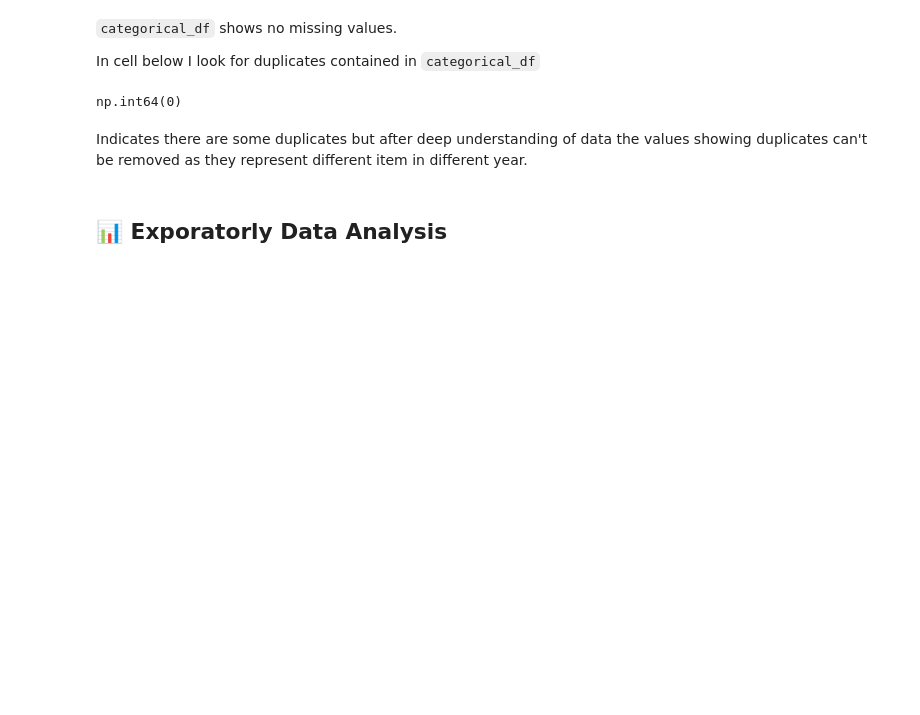
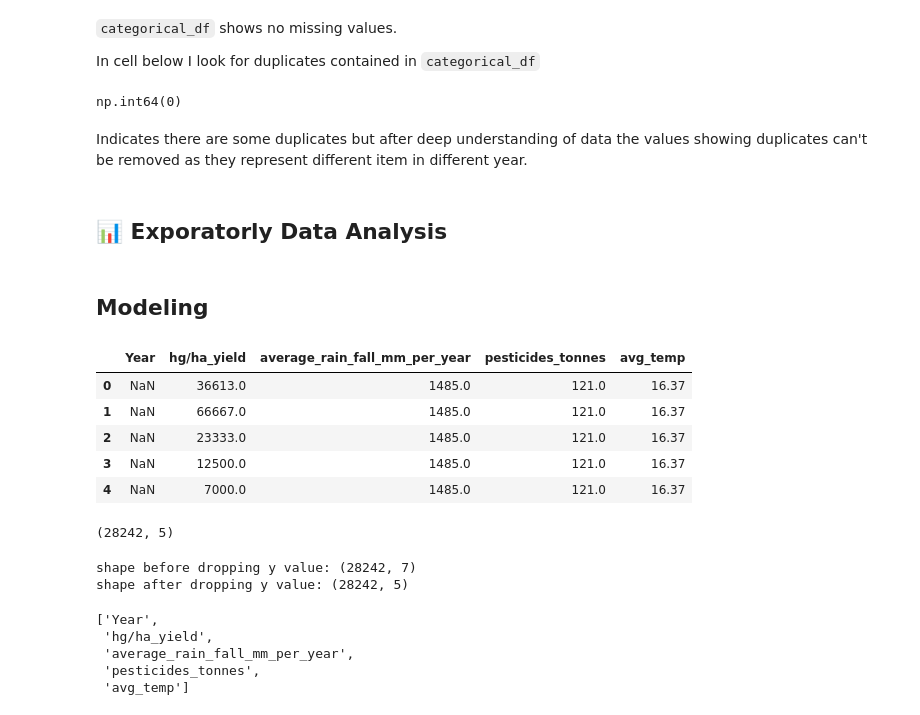
Before and after one commit to RonnyMuthomi/Climate-yield-analysis, a Jupyter notebook: index.ipynb, the cells around one changed output. Saved outputs shown, nothing was run; the diff lists cells and outputs as text; code cells hidden in the pictures; blank space fills up the shorter version.

Commit message:
Modeling

```diff
--- a/index.ipynb
+++ b/index.ipynb
@@ -297,3 +295,36 @@ np.int64(0)
 Indicates there are some duplicates but after deep understanding of data the values showing duplicates can't be removed as they represent different item in different year.
 # %% [markdown]
 ## 📊 **Exporatorly Data Analysis**
+# %% [markdown]
+## **Modeling**
+# %%
+# drop y value from the yield_copy for splitting dependant and independent variables
+#yield_copy.drop(columns=yield_copy['hg/ha_yield'], inplace=True)
+yield_copy.head()
+# %% [output]
+|  | Year | hg/ha_yield | average_rain_fall_mm_per_year | pesticides_tonnes | avg_temp |
+| 0 | NaN | 36613.0 | 1485.0 | 121.0 | 16.37 |
+| 1 | NaN | 66667.0 | 1485.0 | 121.0 | 16.37 |
+| 2 | NaN | 23333.0 | 1485.0 | 121.0 | 16.37 |
+| 3 | NaN | 12500.0 | 1485.0 | 121.0 | 16.37 |
+| 4 | NaN | 7000.0 | 1485.0 | 121.0 | 16.37 |
+# %%
+yield_copy.shape
+# %% [output]
+(28242, 5)
+# %%
+#yield_copy.columns.tolist()
+
+print(f'shape before dropping y value: {yield_df.shape}')
+print(f'shape after dropping y value: {yield_copy.shape}')
+# %% [output]
+shape before dropping y value: (28242, 7)
+shape after dropping y value: (28242, 5)
+# %%
+yield_copy.columns.tolist()
+# %% [output]
+['Year',
+ 'hg/ha_yield',
+ 'average_rain_fall_mm_per_year',
+ 'pesticides_tonnes',
+ 'avg_temp']
```
Also changed, not shown: parts of 8 cells of this notebook.
